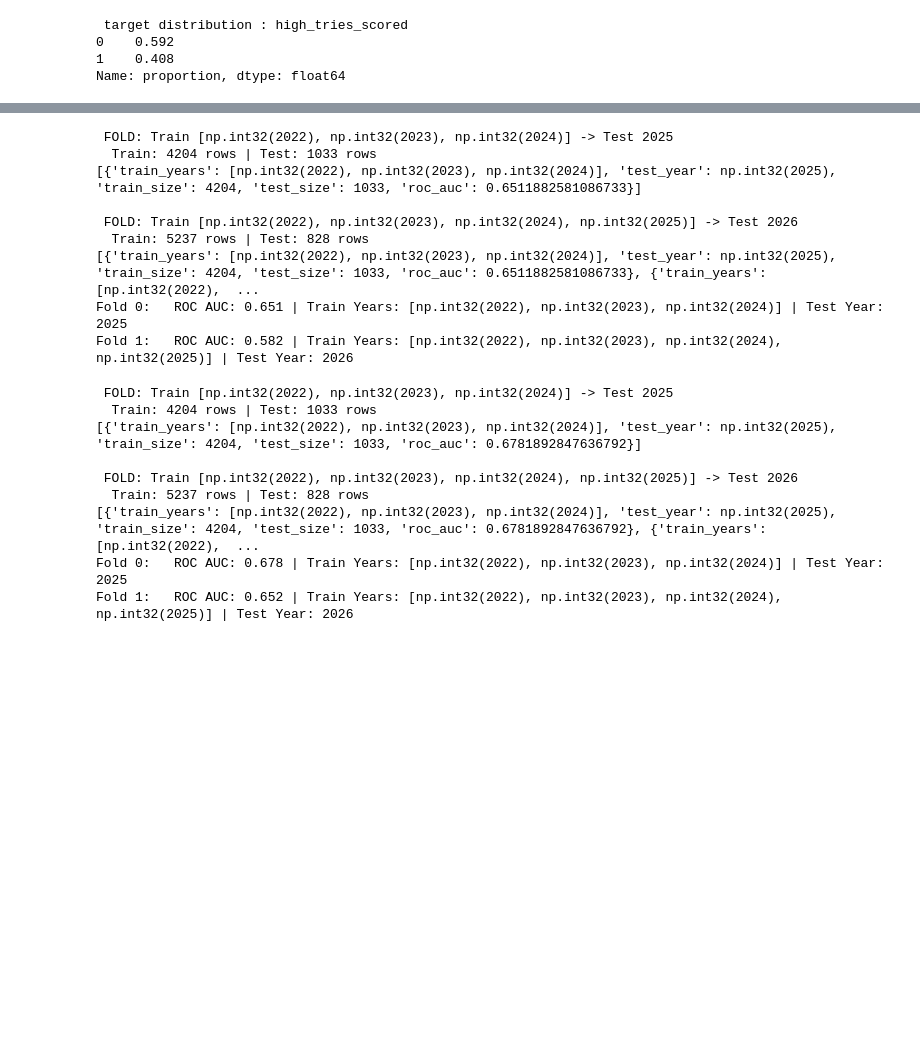
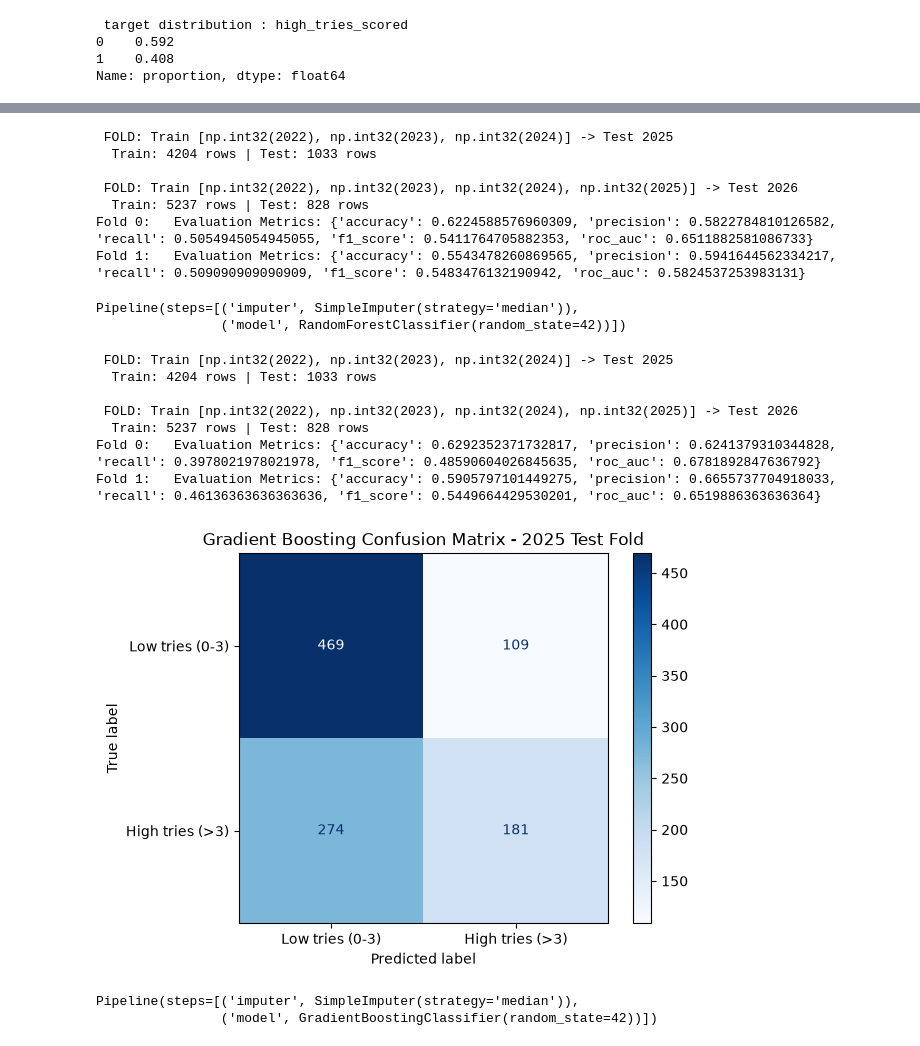
Before and after one commit to ronankenny17/machine-learning, a Jupyter notebook: src/ml_project.ipynb, the cells around one changed output, grey strips where cells are left out. Drawn from its saved outputs; the diff is of its cells as text; code cells hidden in the pictures; blank space fills up the shorter version.

```diff
--- a/src/ml_project.ipynb
+++ b/src/ml_project.ipynb
@@ -221,51 +176,61 @@ rf_results = walk_forward_validation(filtered_dataset= filtered_dataset, pipelin
 
 i =0
 for res in rf_results:
-    print(f"Fold {i}:   ROC AUC: {res['roc_auc']:.3f} | Train Years: {res['train_years']} | Test Year: {res['test_year']}")
+    print(f"Fold {i}:   Evaluation Metrics: {res['evaluation_metrics']} ")
     i += 1
+
+generate_confusion_matrix(rf_results[0]['confusion_matrix'])
+
+
+random_forest_pipeline
 # %% [output]
  FOLD: Train [np.int32(2022), np.int32(2023), np.int32(2024)] -> Test 2025
   Train: 4204 rows | Test: 1033 rows
-[{'train_years': [np.int32(2022), np.int32(2023), np.int32(2024)], 'test_year': np.int32(2025), 'train_size': 4204, 'test_size': 1033, 'roc_auc': 0.6511882581086733}]
 
  FOLD: Train [np.int32(2022), np.int32(2023), np.int32(2024), np.int32(2025)] -> Test 2026
   Train: 5237 rows | Test: 828 rows
-[{'train_years': [np.int32(2022), np.int32(2023), np.int32(2024)], 'test_year': np.int32(2025), 'train_size': 4204, 'test_size': 1033, 'roc_auc': 0.6511882581086733}, {'train_years': [np.int32(2022),  ...
-Fold 0:   ROC AUC: 0.651 | Train Years: [np.int32(2022), np.int32(2023), np.int32(2024)] | Test Year: 2025
-Fold 1:   ROC AUC: 0.582 | Train Years: [np.int32(2022), np.int32(2023), np.int32(2024), np.int32(2025)] | Test Year: 2026
+Fold 0:   Evaluation Metrics: {'accuracy': 0.6224588576960309, 'precision': 0.5822784810126582, 'recall': 0.5054945054945055, 'f1_score': 0.5411764705882353, 'roc_auc': 0.6511882581086733}
+Fold 1:   Evaluation Metrics: {'accuracy': 0.5543478260869565, 'precision': 0.5941644562334217, 'recall': 0.509090909090909, 'f1_score': 0.5483476132190942, 'roc_auc': 0.5824537253983131}
+Pipeline(steps=[('imputer', SimpleImputer(strategy='median')),
+                ('model', RandomForestClassifier(random_state=42))])
 # %%
 from sklearn.ensemble import GradientBoostingClassifier
 from sklearn.impute import SimpleImputer
 from sklearn.pipeline import Pipeline
 
 gradient_boosting_pipeline = Pipeline(steps=[
     ("imputer", SimpleImputer(strategy="median")),
     ("model", GradientBoostingClassifier(
         n_estimators=100,
         learning_rate=0.1,
         max_depth=3,
         random_state=42,
     )),
 ])
 
 gb_results = walk_forward_validation(
     filtered_dataset=filtered_dataset,
     pipeline=gradient_boosting_pipeline,
     feature_cols=feature_cols,
     min_train_years=min_train_years,
 )
 
 i =0
 for res in gb_results:
-    print(f"Fold {i}:   ROC AUC: {res['roc_auc']:.3f} | Train Years: {res['train_years']} | Test Year: {res['test_year']}")
+    print(f"Fold {i}:   Evaluation Metrics: {res['evaluation_metrics']} ")
     i += 1
+
+generate_confusion_matrix(gb_results[0]['confusion_matrix'])
+
+gradient_boosting_pipeline
 # %% [output]
  FOLD: Train [np.int32(2022), np.int32(2023), np.int32(2024)] -> Test 2025
   Train: 4204 rows | Test: 1033 rows
-[{'train_years': [np.int32(2022), np.int32(2023), np.int32(2024)], 'test_year': np.int32(2025), 'train_size': 4204, 'test_size': 1033, 'roc_auc': 0.6781892847636792}]
 
  FOLD: Train [np.int32(2022), np.int32(2023), np.int32(2024), np.int32(2025)] -> Test 2026
   Train: 5237 rows | Test: 828 rows
-[{'train_years': [np.int32(2022), np.int32(2023), np.int32(2024)], 'test_year': np.int32(2025), 'train_size': 4204, 'test_size': 1033, 'roc_auc': 0.6781892847636792}, {'train_years': [np.int32(2022),  ...
-Fold 0:   ROC AUC: 0.678 | Train Years: [np.int32(2022), np.int32(2023), np.int32(2024)] | Test Year: 2025
-Fold 1:   ROC AUC: 0.652 | Train Years: [np.int32(2022), np.int32(2023), np.int32(2024), np.int32(2025)] | Test Year: 2026
+Fold 0:   Evaluation Metrics: {'accuracy': 0.6292352371732817, 'precision': 0.6241379310344828, 'recall': 0.3978021978021978, 'f1_score': 0.48590604026845635, 'roc_auc': 0.6781892847636792}
+Fold 1:   Evaluation Metrics: {'accuracy': 0.5905797101449275, 'precision': 0.6655737704918033, 'recall': 0.46136363636363636, 'f1_score': 0.5449664429530201, 'roc_auc': 0.6519886363636364}
+[figure, added]
+Pipeline(steps=[('imputer', SimpleImputer(strategy='median')),
+                ('model', GradientBoostingClassifier(random_state=42))])
```
Also changed, not shown: parts of 4 cells of this notebook.
